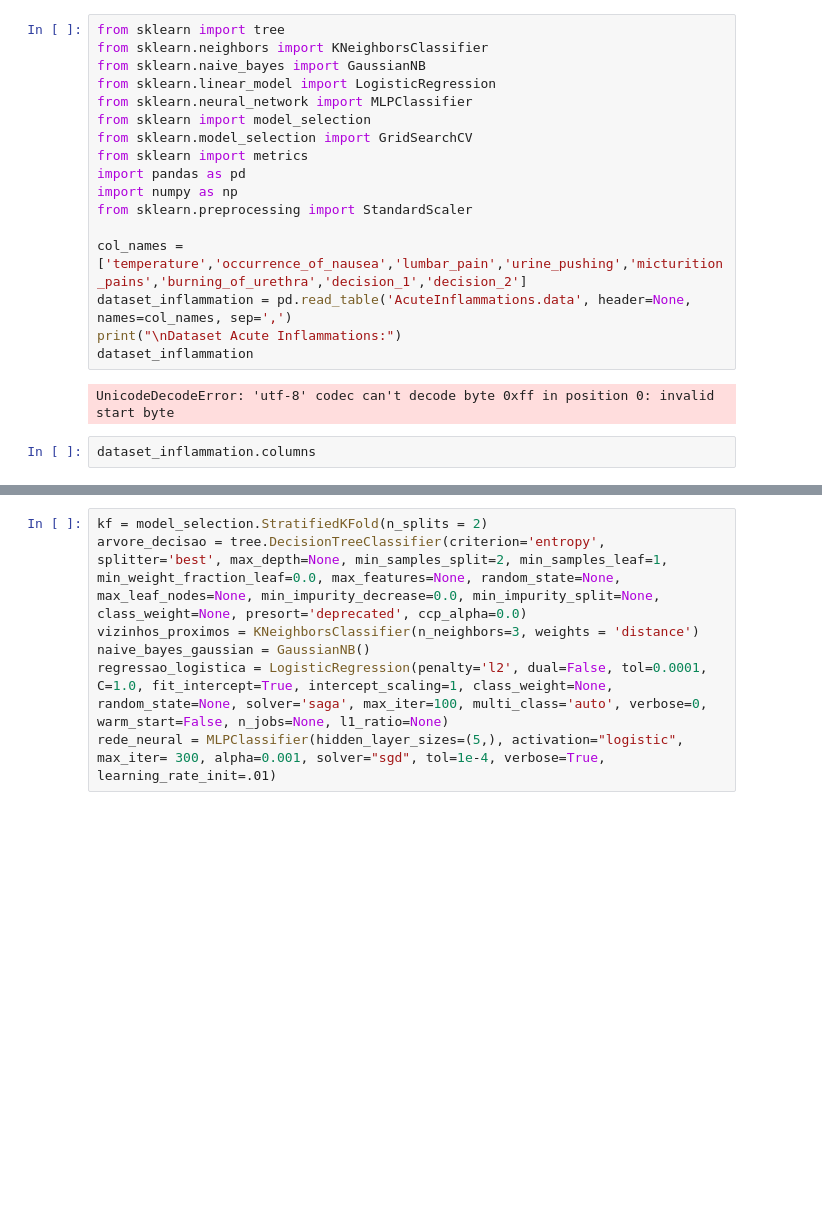
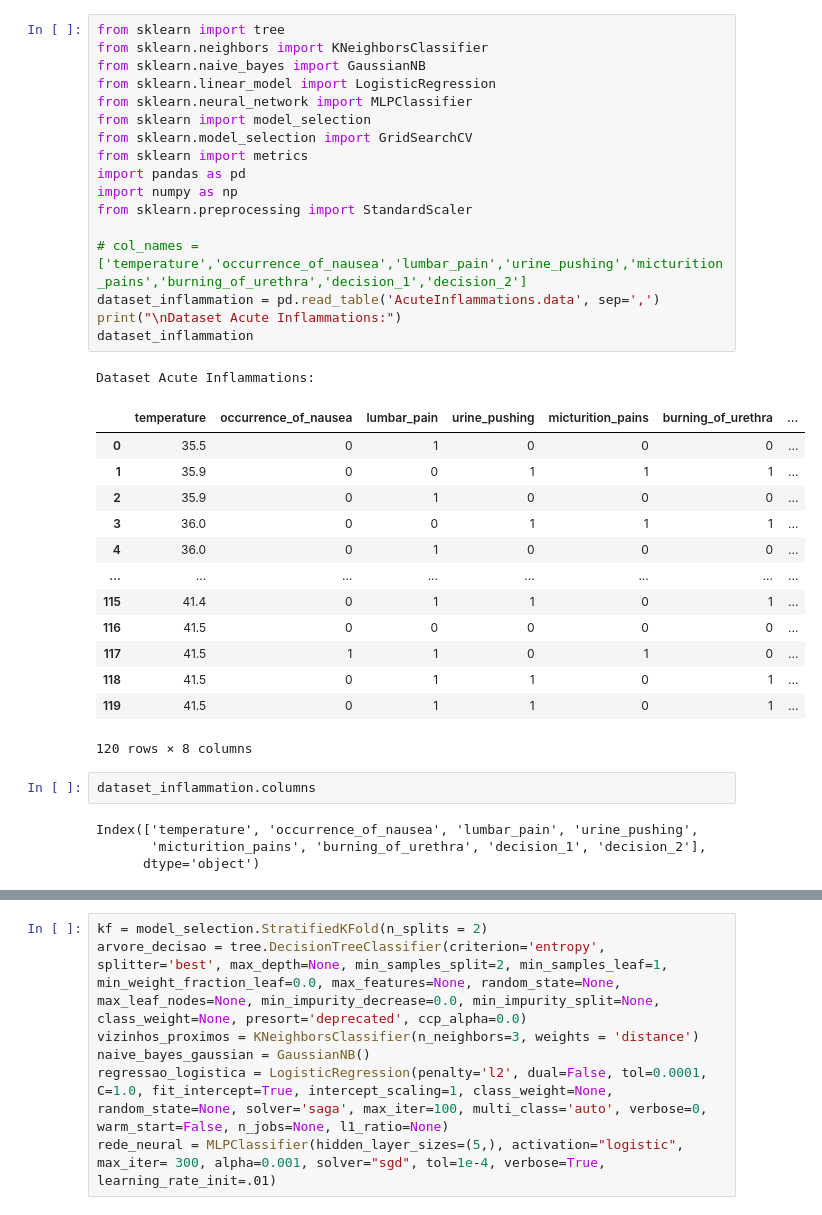
Before and after one commit to AnaGMendesPedroso/IA-desempenho-algoritmos-classificacao, a Jupyter notebook: src/AccuteInflammations/AcuteInflammations.ipynb, the cells around one changed output, grey strips where cells are left out. Cells and saved outputs as stored; diff of their text form; blank space fills up the shorter version.

Commit message:
Alterando Acute inflammations

```diff
--- a/src/AccuteInflammations/AcuteInflammations.ipynb
+++ b/src/AccuteInflammations/AcuteInflammations.ipynb
@@ -1,24 +1,41 @@
 # %%
 from sklearn import tree
 from sklearn.neighbors import KNeighborsClassifier
 from sklearn.naive_bayes import GaussianNB
 from sklearn.linear_model import LogisticRegression
 from sklearn.neural_network import MLPClassifier
 from sklearn import model_selection
 from sklearn.model_selection import GridSearchCV
 from sklearn import metrics
 import pandas as pd
 import numpy as np
 from sklearn.preprocessing import StandardScaler
 
-col_names = ['temperature','occurrence_of_nausea','lumbar_pain','urine_pushing','micturition_pains','burning_of_urethra','decision_1','decision_2']
-dataset_inflammation = pd.read_table('AcuteInflammations.data', header=None, names=col_names, sep=',')
+# col_names = ['temperature','occurrence_of_nausea','lumbar_pain','urine_pushing','micturition_pains','burning_of_urethra','decision_1','decision_2']
+dataset_inflammation = pd.read_table('AcuteInflammations.data', sep=',')
 print("\nDataset Acute Inflammations:")
 dataset_inflammation
 # %% [output]
-UnicodeDecodeError: 'utf-8' codec can't decode byte 0xff in position 0: invalid start byte
+Dataset Acute Inflammations:
+|  | temperature | occurrence_of_nausea | lumbar_pain | urine_pushing | micturition_pains | burning_of_urethra | ... |
+| 0 | 35.5 | 0 | 1 | 0 | 0 | 0 | ... |
+| 1 | 35.9 | 0 | 0 | 1 | 1 | 1 | ... |
+| 2 | 35.9 | 0 | 1 | 0 | 0 | 0 | ... |
+| 3 | 36.0 | 0 | 0 | 1 | 1 | 1 | ... |
+| 4 | 36.0 | 0 | 1 | 0 | 0 | 0 | ... |
+| ... | ... | ... | ... | ... | ... | ... | ... |
+| 115 | 41.4 | 0 | 1 | 1 | 0 | 1 | ... |
+| 116 | 41.5 | 0 | 0 | 0 | 0 | 0 | ... |
+| 117 | 41.5 | 1 | 1 | 0 | 1 | 0 | ... |
+| 118 | 41.5 | 0 | 1 | 1 | 0 | 1 | ... |
+| 119 | 41.5 | 0 | 1 | 1 | 0 | 1 | ... |
+120 rows × 8 columns
 # %%
 dataset_inflammation.columns
+# %% [output]
+Index(['temperature', 'occurrence_of_nausea', 'lumbar_pain', 'urine_pushing',
+       'micturition_pains', 'burning_of_urethra', 'decision_1', 'decision_2'],
+      dtype='object')
 # %%
 inflammation_values = dataset_inflammation.iloc[:,0:8].values
 print("\nAcute Inflammations features:\n")
```
Also changed, not shown: parts of 5 cells of this notebook, 1 other file.
